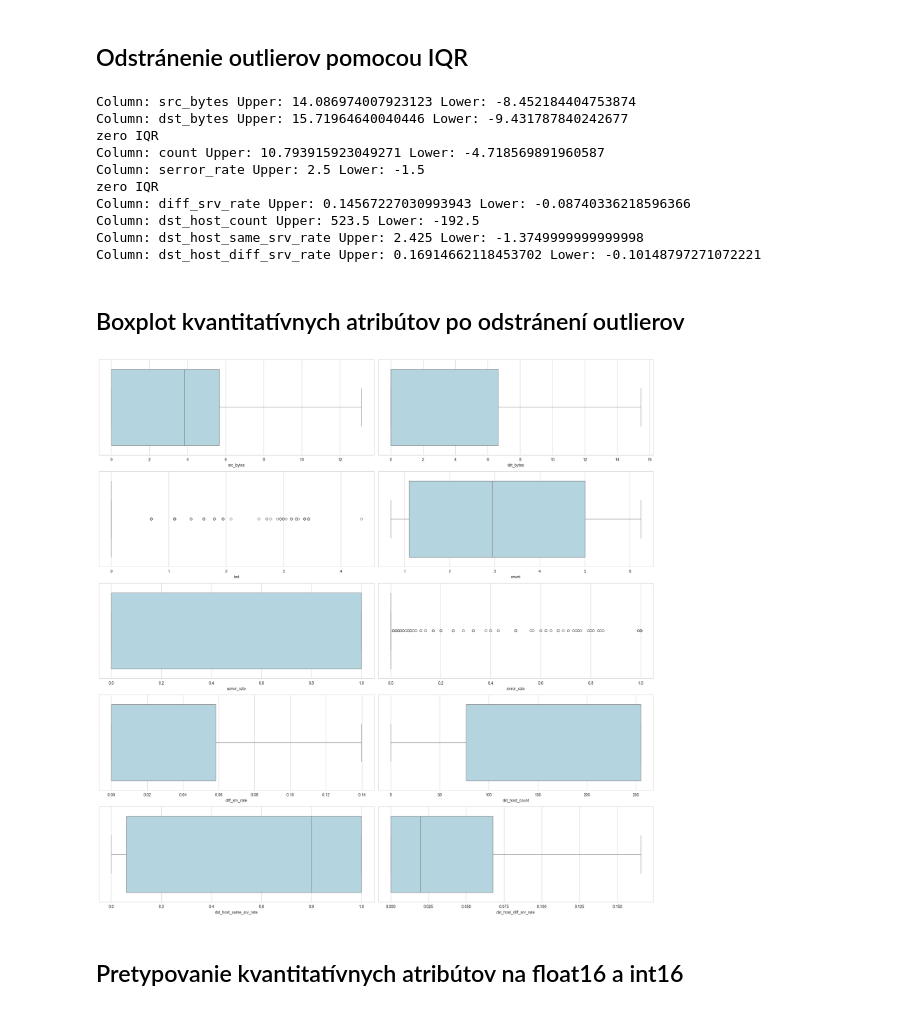
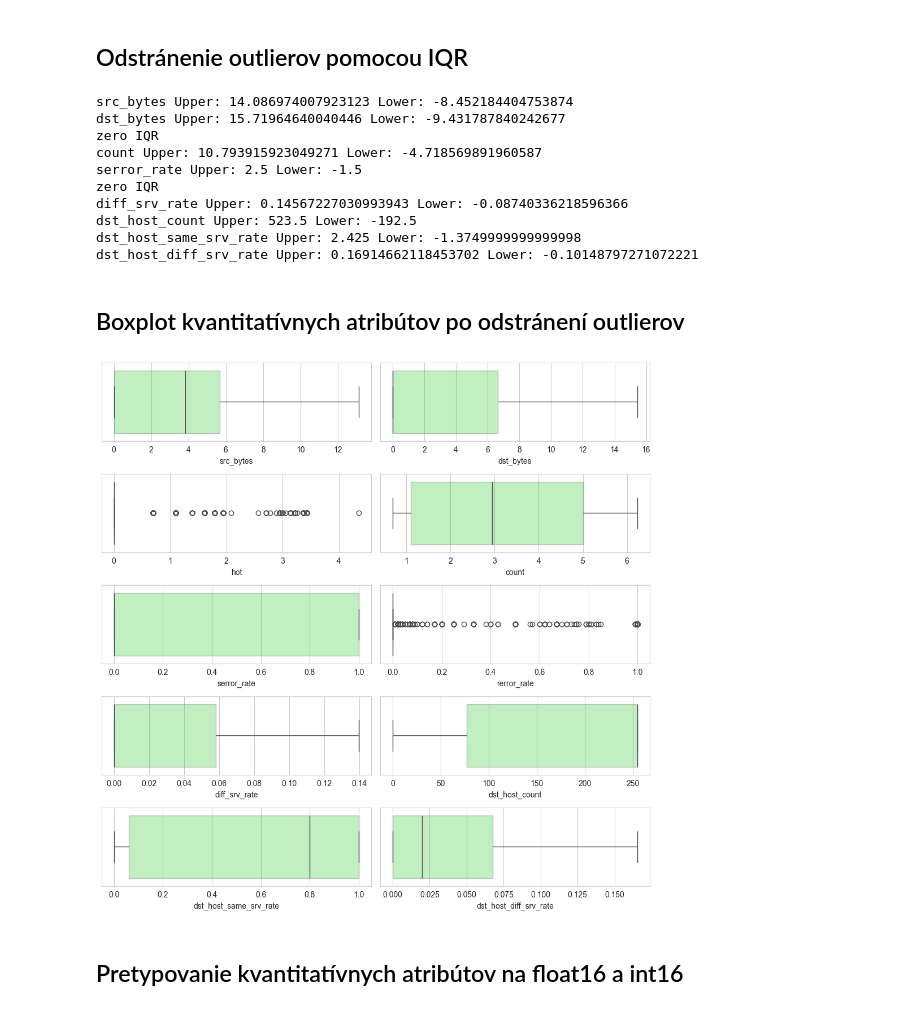
Before and after one commit to M4jkky/CRISP-DataMining, a Jupyter notebook: data_preprocessing.ipynb, the cells around one changed output. Saved outputs shown, nothing was run; the diff lists cells and outputs as text; code cells hidden in the pictures.

```diff
--- a/data_preprocessing.ipynb
+++ b/data_preprocessing.ipynb
@@ -111,14 +142,15 @@ plt.show()
 # %% [markdown]
 ## Boxplot kvantitatívnych atribútov
 # %%
-fig, axes = plt.subplots(5, 2, figsize=(15, 12))
+fig, axes = plt.subplots(5, 2, figsize=(10, 10))
 axes = axes.flatten()
 
 for col, ax in zip(quantitative_columns, axes):
     if col == 'class':
         continue
-    sns.boxplot(data=df_train, x=col, ax=ax, color="lightblue")
+    sns.boxplot(data=df_train, x=col, ax=ax, color='#32CD32', boxprops=dict(facecolor='#32CD32', alpha=0.3))
 
 fig.tight_layout()
+plt.savefig('images/boxplot_of_quantitative_attributes_before.png', dpi=300)
 plt.show()
 # %% [output]
@@ -167,17 +199,14 @@ dtype: float64
 # %%
-numeric_cols = df_train.select_dtypes(include=[np.number]).drop(columns=['class'])
-
-quantitative_columns = df_train.select_dtypes(include=['int64','float64'])
-
 fig, axes = plt.subplots(5, 2, figsize=(15, 12))
 axes = axes.flatten()
 
 for col, ax in zip(quantitative_columns, axes):
     if col == 'class':
         continue
-    sns.histplot(df_train[col], kde=True, color='skyblue', bins=20, element='bars', ax=ax)
+    sns.histplot(df_train[col], kde=True, color='#32CD32', bins=20, element='bars', ax=ax, alpha=0.3)
 
 
 fig.tight_layout()
+plt.savefig('images/distribution_of_quantitative_attributes_after_skewness.png', dpi=300)
 plt.show()
 # %% [output]
@@ -187,11 +216,11 @@ plt.show()
 # %%
-fig, axes = plt.subplots(5, 2, figsize=(15, 12))
+fig, axes = plt.subplots(5, 2, figsize=(10, 10))
 axes = axes.flatten()
 
 for col, ax in zip(quantitative_columns, axes):
     if col == 'class':
         continue
-    sns.boxplot(data=df_train, x=col, ax=ax, color="lightblue")
+    sns.boxplot(data=df_train, x=col, ax=ax, color='#32CD32', boxprops=dict(facecolor='#32CD32', alpha=0.3))
 
 fig.tight_layout()
 plt.show()
@@ -200,7 +229,7 @@ plt.show()
 # %% [markdown]
 ## Odstránenie outlierov pomocou IQR
 # %%
-for col in numeric_cols:
+for col in quantitative_columns:
     Q1 = df_train[col].quantile(0.25)
     Q3 = df_train[col].quantile(0.75)
     IQR = Q3 - Q1
@@ -214,33 +243,34 @@ for col in numeric_cols:
 
     upper_mask = df_train[col] >= upper
     lower_mask = df_train[col] <= lower
-    print(f'Column: {col}', 'Upper:', upper, 'Lower:', lower)
+    print(f'{col}', 'Upper:', upper, 'Lower:', lower)
 
     df_train = df_train[~(upper_mask | lower_mask)]
 # %% [output]
-Column: src_bytes Upper: 14.086974007923123 Lower: -8.452184404753874
-Column: dst_bytes Upper: 15.71964640040446 Lower: -9.431787840242677
+src_bytes Upper: 14.086974007923123 Lower: -8.452184404753874
+dst_bytes Upper: 15.71964640040446 Lower: -9.431787840242677
 zero IQR
-Column: count Upper: 10.793915923049271 Lower: -4.718569891960587
-Column: serror_rate Upper: 2.5 Lower: -1.5
+count Upper: 10.793915923049271 Lower: -4.718569891960587
+serror_rate Upper: 2.5 Lower: -1.5
 zero IQR
-Column: diff_srv_rate Upper: 0.14567227030993943 Lower: -0.08740336218596366
-Column: dst_host_count Upper: 523.5 Lower: -192.5
-Column: dst_host_same_srv_rate Upper: 2.425 Lower: -1.3749999999999998
-Column: dst_host_diff_srv_rate Upper: 0.16914662118453702 Lower: -0.10148797271072221
+diff_srv_rate Upper: 0.14567227030993943 Lower: -0.08740336218596366
+dst_host_count Upper: 523.5 Lower: -192.5
+dst_host_same_srv_rate Upper: 2.425 Lower: -1.3749999999999998
+dst_host_diff_srv_rate Upper: 0.16914662118453702 Lower: -0.10148797271072221
 # %% [markdown]
 ## Boxplot kvantitatívnych atribútov po odstránení outlierov
 # %%
-fig, axes = plt.subplots(5, 2, figsize=(20, 20))
+fig, axes = plt.subplots(5, 2, figsize=(10, 10))
 axes = axes.flatten()
 
-for col, ax in zip(numeric_cols, axes):
-    sns.boxplot(data=df_train, x=col, ax=ax, color="lightblue")
+for col, ax in zip(quantitative_columns, axes):
+    sns.boxplot(data=df_train, x=col, ax=ax, color='#32CD32', boxprops=dict(facecolor='#32CD32', alpha=0.3))
 
 fig.tight_layout()
+plt.savefig('images/boxplot_of_quantitative_attributes_after.png', dpi=300)
 plt.show()
 # %% [output]
-[figure, old version]
+[figure, new version]
 # %% [markdown]
 ## Pretypovanie kvantitatívnych atribútov na float16 a int16
 # %%
```
Also changed, not shown: parts of 14 cells of this notebook, 2 other files.
